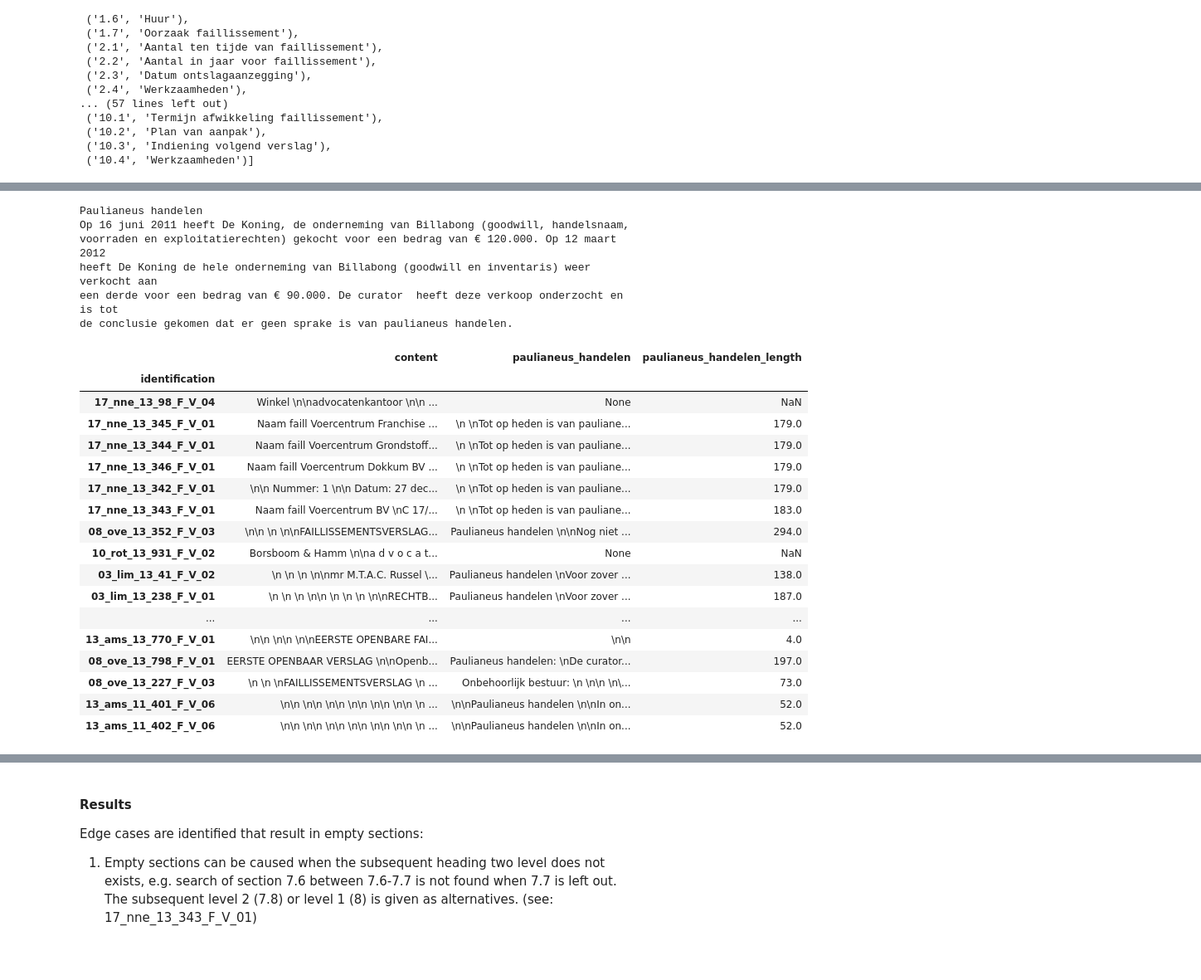
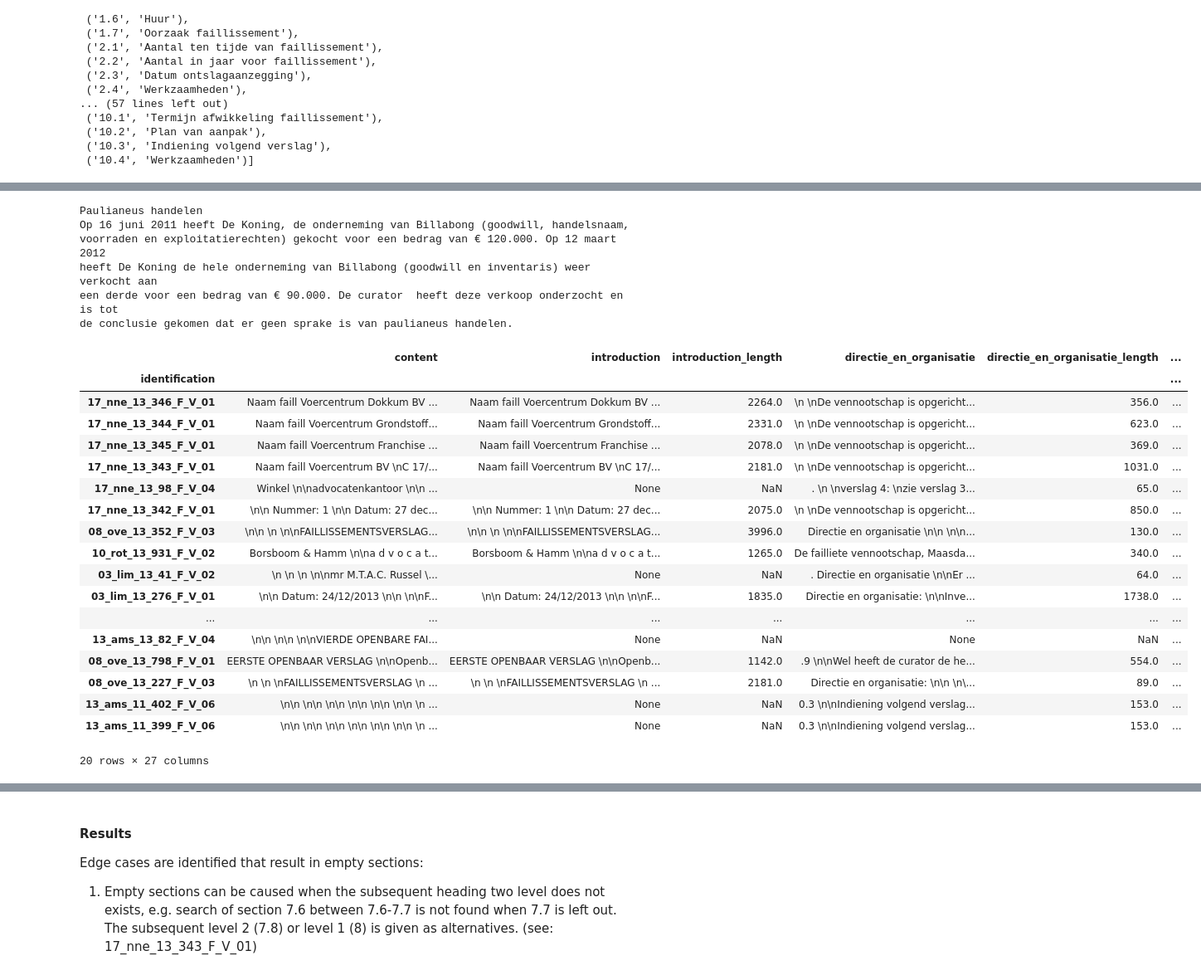
Before and after one commit to quantleap/is-ds-thesis, a Jupyter notebook: notebooks/Reports - dataset description.ipynb, the cells around one changed output, grey strips where cells are left out. Shown at 83% size. Cells and saved outputs as stored; diff of their text form; code cells hidden in the pictures.

Commit message:
move modules and data to subfolders add funnel and conversion software adaption to dataset report make GUI for full text search on sections

```diff
--- a/notebooks/Reports - dataset description.ipynb
+++ b/notebooks/Reports - dataset description.ipynb
@@ -286,6 +261,7 @@ To extract the introduction we can extract between the beginning and level 1 hea
 
 Step 2: extract candidate sections from model report
 # %%
+# Define data set
 sql = '''SELECT identification, content
          FROM reports
          WHERE extract(year from publication_date) >= 2014
@@ -295,7 +271,7 @@ sql = '''SELECT identification, content
              AND is_extractable = TRUE
              AND content IS NOT NULL
          ORDER BY publication_date ASC
-         LIMIT 1000;'''
+         LIMIT 200;'''
 df = pd.read_sql(sql, con, index_col='identification')
 df.head(n=10)
 # %% [output]
@@ -421,35 +428,36 @@ onderdeel.
 # %%
 # make sections columns in the dataframe - capture section content and length
 %run progress_report_extractor
 extractor = ProgressReportSectionExtractor()
-sections = ['7.6']  # extractor.sections.keys()  # all available sections
+sections = extractor.sections.keys()  # all available sections
 for section in sections:
     section_column = extractor.section_id(section)
     df[section_column] = df['content'].apply(lambda x: extract_section(x, section))
     df[section_column+'_length'] = df[section_column].str.len()
 df.head(20)
 # %% [output]
 Paulianeus handelen
 Op 16 juni 2011 heeft De Koning, de onderneming van Billabong (goodwill, handelsnaam,
 voorraden en exploitatierechten) gekocht voor een bedrag van € 120.000. Op 12 maart 2012
 heeft De Koning de hele onderneming van Billabong (goodwill en inventaris) weer verkocht aan
 een derde voor een bedrag van € 90.000. De curator  heeft deze verkoop onderzocht en is tot
 de conclusie gekomen dat er geen sprake is van paulianeus handelen.
-|  | content | paulianeus_handelen | paulianeus_handelen_length |
-| identification |  |  |  |
-| 17_nne_13_98_F_V_04 | Winkel \n\nadvocatenkantoor \n\n ... | None | NaN |
-| 17_nne_13_345_F_V_01 | Naam faill Voercentrum Franchise ... | \n \nTot op heden is van pauliane... | 179.0 |
-| 17_nne_13_344_F_V_01 | Naam faill Voercentrum Grondstoff... | \n \nTot op heden is van pauliane... | 179.0 |
-| 17_nne_13_346_F_V_01 | Naam faill Voercentrum Dokkum BV ... | \n \nTot op heden is van pauliane... | 179.0 |
-| 17_nne_13_342_F_V_01 | \n\n Nummer: 1 \n\n Datum: 27 dec... | \n \nTot op heden is van pauliane... | 179.0 |
-| 17_nne_13_343_F_V_01 | Naam faill Voercentrum BV \nC 17/... | \n \nTot op heden is van pauliane... | 183.0 |
-| 08_ove_13_352_F_V_03 | \n\n \n \n\nFAILLISSEMENTSVERSLAG... | Paulianeus handelen \n\nNog niet ... | 294.0 |
-| 10_rot_13_931_F_V_02 | Borsboom & Hamm \n\na d v o c a t... | None | NaN |
-| 03_lim_13_41_F_V_02 | \n \n \n \n\nmr M.T.A.C. Russel \... | Paulianeus handelen \nVoor zover ... | 138.0 |
-| 03_lim_13_238_F_V_01 | \n \n \n \n\n \n \n \n \n\nRECHTB... | Paulianeus handelen \nVoor zover ... | 187.0 |
-| ... | ... | ... | ... |
-| 13_ams_13_770_F_V_01 | \n\n \n\n \n\nEERSTE OPENBARE FAI... | \n\n | 4.0 |
-| 08_ove_13_798_F_V_01 | EERSTE OPENBAAR VERSLAG \n\nOpenb... | Paulianeus handelen: \nDe curator... | 197.0 |
-| 08_ove_13_227_F_V_03 | \n \n \nFAILLISSEMENTSVERSLAG \n ... | Onbehoorlijk bestuur: \n \n\n \n\... | 73.0 |
-| 13_ams_11_401_F_V_06 | \n\n \n\n \n\n \n\n \n\n \n\n \n ... | \n\nPaulianeus handelen \n\nIn on... | 52.0 |
-| 13_ams_11_402_F_V_06 | \n\n \n\n \n\n \n\n \n\n \n\n \n ... | \n\nPaulianeus handelen \n\nIn on... | 52.0 |
+|  | content | introduction | introduction_length | directie_en_organisatie | directie_en_organisatie_length | ... |
+| identification |  |  |  |  |  | ... |
+| 17_nne_13_346_F_V_01 | Naam faill Voercentrum Dokkum BV ... | Naam faill Voercentrum Dokkum BV ... | 2264.0 | \n \nDe vennootschap is opgericht... | 356.0 | ... |
+| 17_nne_13_344_F_V_01 | Naam faill Voercentrum Grondstoff... | Naam faill Voercentrum Grondstoff... | 2331.0 | \n \nDe vennootschap is opgericht... | 623.0 | ... |
+| 17_nne_13_345_F_V_01 | Naam faill Voercentrum Franchise ... | Naam faill Voercentrum Franchise ... | 2078.0 | \n \nDe vennootschap is opgericht... | 369.0 | ... |
+| 17_nne_13_343_F_V_01 | Naam faill Voercentrum BV \nC 17/... | Naam faill Voercentrum BV \nC 17/... | 2181.0 | \n \nDe vennootschap is opgericht... | 1031.0 | ... |
+| 17_nne_13_98_F_V_04 | Winkel \n\nadvocatenkantoor \n\n ... | None | NaN | . \n \nverslag 4: \nzie verslag 3... | 65.0 | ... |
+| 17_nne_13_342_F_V_01 | \n\n Nummer: 1 \n\n Datum: 27 dec... | \n\n Nummer: 1 \n\n Datum: 27 dec... | 2075.0 | \n \nDe vennootschap is opgericht... | 850.0 | ... |
+| 08_ove_13_352_F_V_03 | \n\n \n \n\nFAILLISSEMENTSVERSLAG... | \n\n \n \n\nFAILLISSEMENTSVERSLAG... | 3996.0 | Directie en organisatie \n\n \n\n... | 130.0 | ... |
+| 10_rot_13_931_F_V_02 | Borsboom & Hamm \n\na d v o c a t... | Borsboom & Hamm \n\na d v o c a t... | 1265.0 | De failliete vennootschap, Maasda... | 340.0 | ... |
+| 03_lim_13_41_F_V_02 | \n \n \n \n\nmr M.T.A.C. Russel \... | None | NaN | . Directie en organisatie \n\nEr ... | 64.0 | ... |
+| 03_lim_13_276_F_V_01 | \n\n Datum: 24/12/2013 \n\n \n\nF... | \n\n Datum: 24/12/2013 \n\n \n\nF... | 1835.0 | Directie en organisatie: \n\nInve... | 1738.0 | ... |
+| ... | ... | ... | ... | ... | ... | ... |
+| 13_ams_13_82_F_V_04 | \n\n \n\n \n\nVIERDE OPENBARE FAI... | None | NaN | None | NaN | ... |
+| 08_ove_13_798_F_V_01 | EERSTE OPENBAAR VERSLAG \n\nOpenb... | EERSTE OPENBAAR VERSLAG \n\nOpenb... | 1142.0 | .9 \n\nWel heeft de curator de he... | 554.0 | ... |
+| 08_ove_13_227_F_V_03 | \n \n \nFAILLISSEMENTSVERSLAG \n ... | \n \n \nFAILLISSEMENTSVERSLAG \n ... | 2181.0 | Directie en organisatie: \n\n \n\... | 89.0 | ... |
+| 13_ams_11_402_F_V_06 | \n\n \n\n \n\n \n\n \n\n \n\n \n ... | None | NaN | 0.3 \n\nIndiening volgend verslag... | 153.0 | ... |
+| 13_ams_11_399_F_V_06 | \n\n \n\n \n\n \n\n \n\n \n\n \n ... | None | NaN | 0.3 \n\nIndiening volgend verslag... | 153.0 | ... |
+20 rows × 27 columns
```
Also changed, not shown: parts of 31 cells of this notebook, 15 other files.
